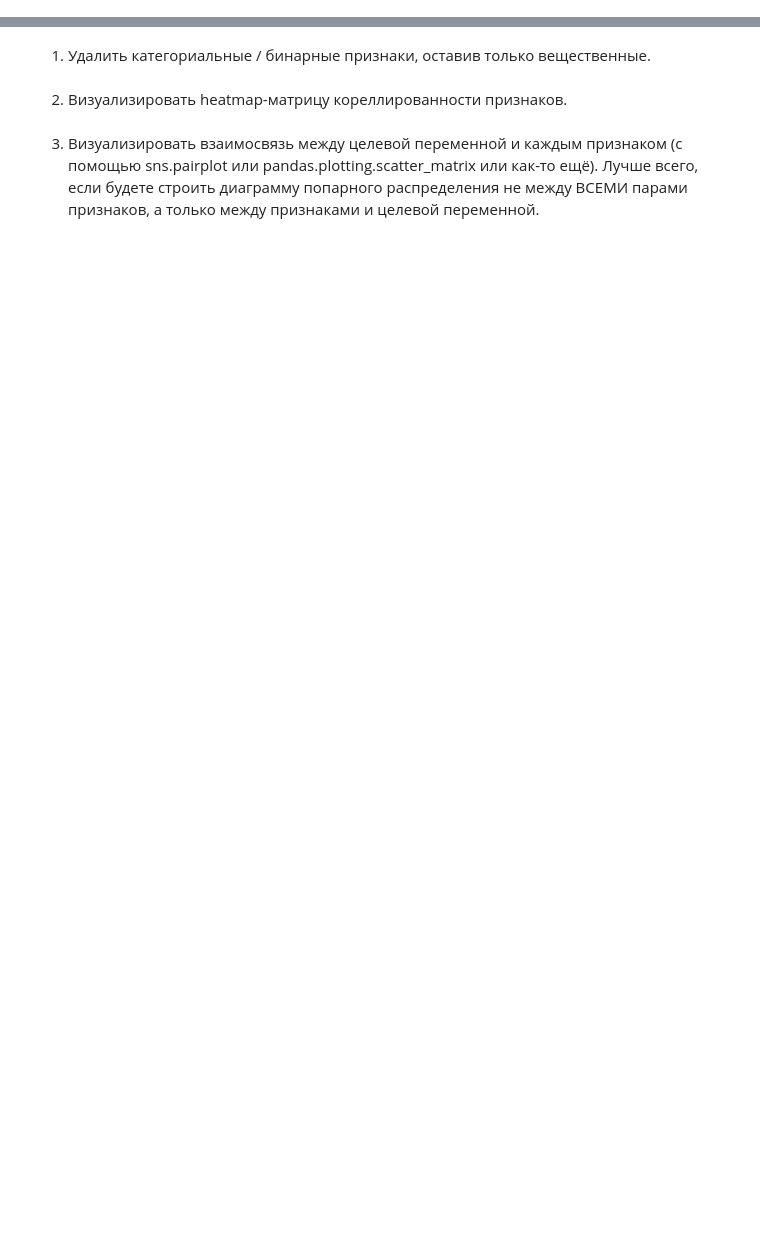
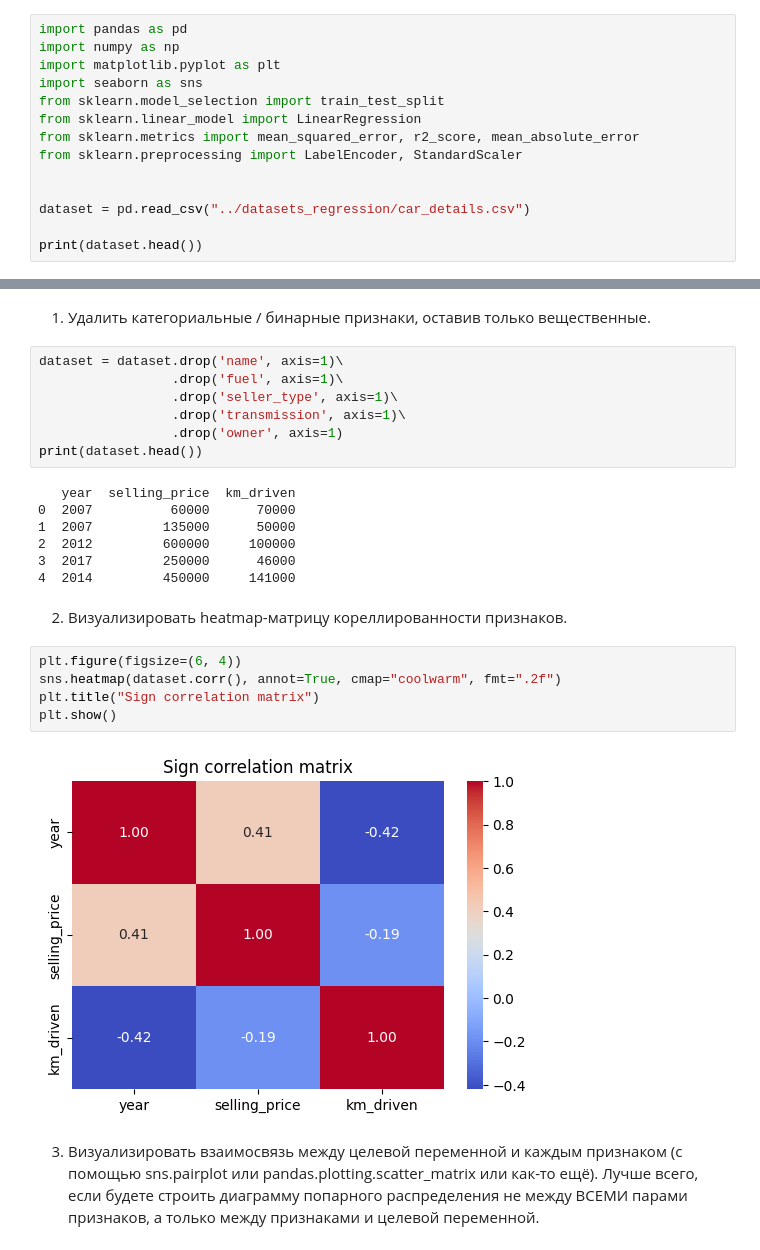
Before and after one commit to ArtyomStebenev/IOT-NN, a Jupyter notebook: lab_4_regression_and_classification.ipynb, the cells around one changed output, grey strips where cells are left out. Saved outputs shown, nothing was run; the diff lists cells and outputs as text; blank space fills up the shorter version.

Commit message:
made first part(regression) of lab_4

```diff
--- a/lab_4_regression_and_classification.ipynb
+++ b/lab_4_regression_and_classification.ipynb
@@ -13,3 +13,17 @@
 - https://habr.com/ru/post/279117/
 # %% [markdown]
 0. Загрузить датасет, подходящий для задачи регрессии. Набор данных должен содержать не только числовые, но и категориальные/бинарные признаки. Опишите данные, что обозначает каждый столбец, какого типа (категориальный, вещественный, целочисленный, бинарный) данный столбец, при необходимости для категориальных в том числе бинарных признаков привести расшифровку их значений.
+# %%
+import pandas as pd
+import numpy as np
+import matplotlib.pyplot as plt
+import seaborn as sns
+from sklearn.model_selection import train_test_split
+from sklearn.linear_model import LinearRegression
+from sklearn.metrics import mean_squared_error, r2_score, mean_absolute_error
+from sklearn.preprocessing import LabelEncoder, StandardScaler
+
+
+dataset = pd.read_csv("../datasets_regression/car_details.csv")
+
+print(dataset.head())
@@ -16,6 +44,27 @@
 # %% [markdown]
 1. Удалить категориальные / бинарные признаки, оставив только вещественные.
+# %%
+dataset = dataset.drop('name', axis=1)\
+                 .drop('fuel', axis=1)\
+                 .drop('seller_type', axis=1)\
+                 .drop('transmission', axis=1)\
+                 .drop('owner', axis=1)
+print(dataset.head())
+# %% [output]
+   year  selling_price  km_driven
+0  2007          60000      70000
+1  2007         135000      50000
+2  2012         600000     100000
+3  2017         250000      46000
+4  2014         450000     141000
 # %% [markdown]
 2. Визуализировать heatmap-матрицу кореллированности признаков.
+# %%
+plt.figure(figsize=(6, 4))
+sns.heatmap(dataset.corr(), annot=True, cmap="coolwarm", fmt=".2f")
+plt.title("Sign correlation matrix")
+plt.show()
+# %% [output]
+[figure, added]
 # %% [markdown]
 3. Визуализировать взаимосвязь между целевой переменной и каждым признаком (с помощью sns.pairplot или pandas.plotting.scatter_matrix или как-то ещё). Лучше всего, если будете строить диаграмму попарного распределения не между ВСЕМИ парами признаков, а только между признаками и целевой переменной.
```
Also changed, not shown: parts of 7 cells of this notebook.
